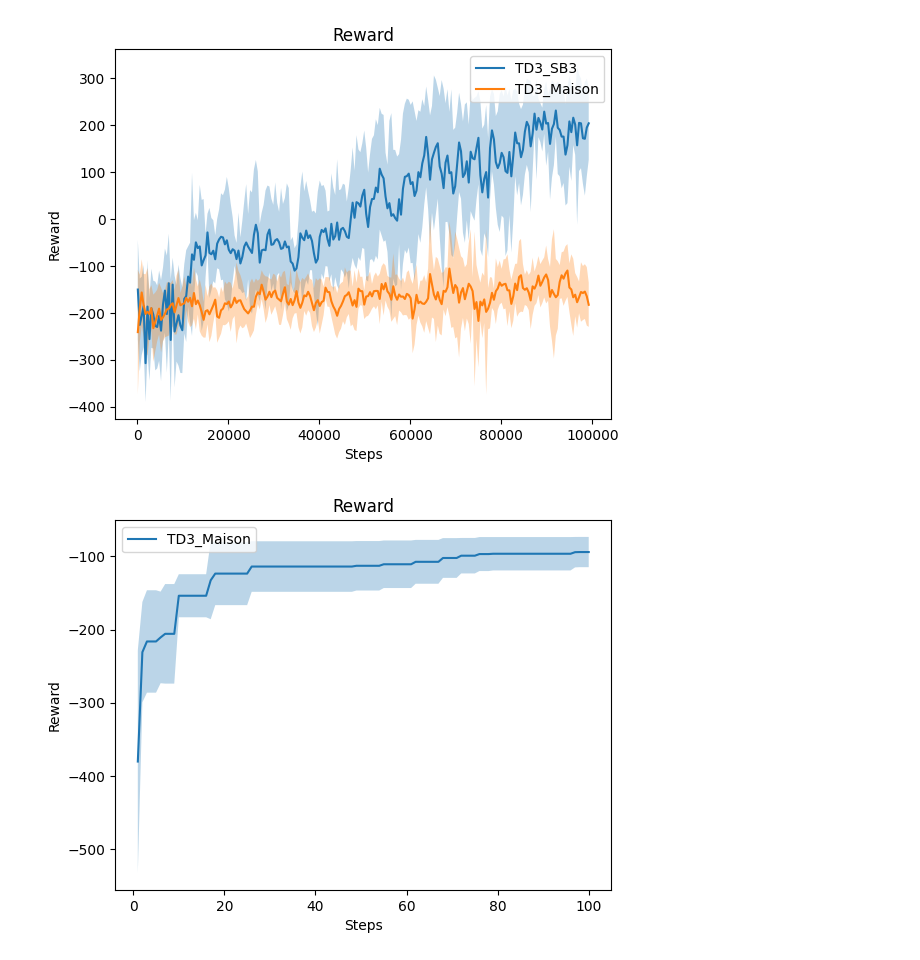
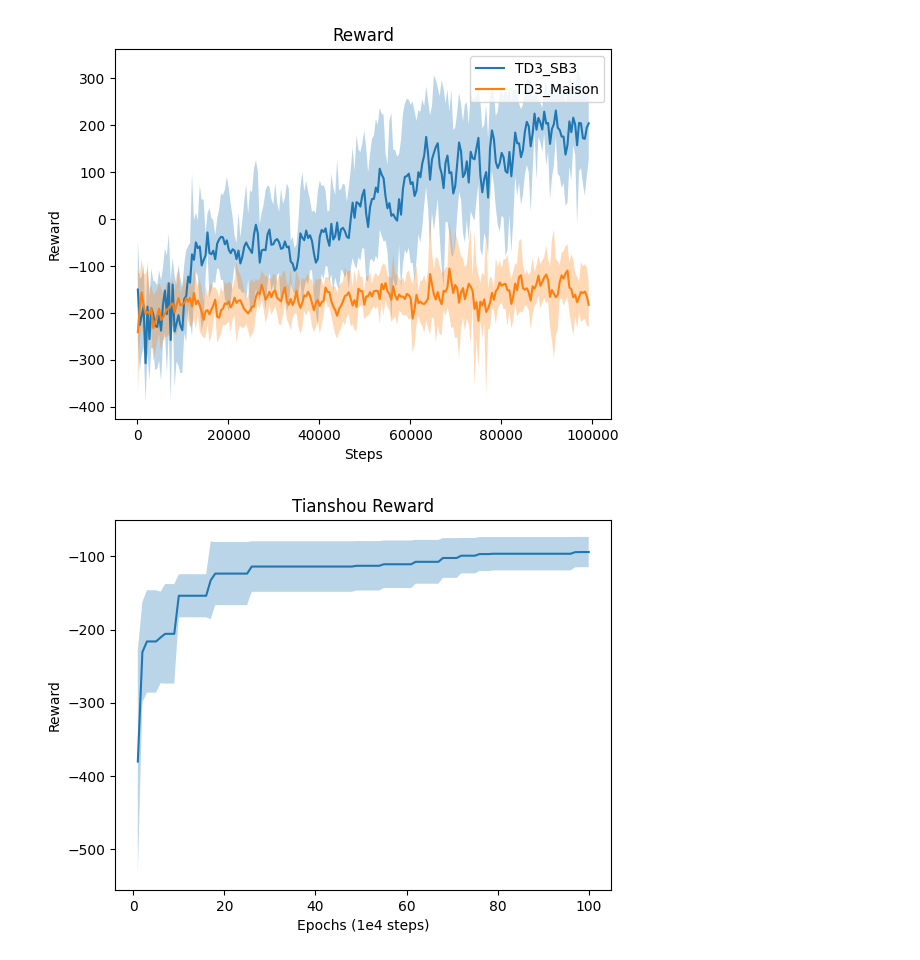
Before and after one commit to MaxMaiche/IAR-Mini-Projet, a Jupyter notebook: PlotData.ipynb, the cells around one changed output. Cells and saved outputs as stored; diff of their text form; code cells hidden in the pictures.

Commit message:
Ajout plot Tianshou reward

```diff
--- a/PlotData.ipynb
+++ b/PlotData.ipynb
@@ -146,31 +146,28 @@ rewardfolder = "outputs/tianshou/json_files/"
 rewardFiles = os.listdir(rewardfolder)
 
 allRewards = []
-
+steps = []
 for i in range(len(rewardFiles)):
     # retrive rewards (List)
     with open(rewardfolder + rewardFiles[i], 'r') as f:
         rewards = json.load(f)
     rewards = np.array(rewards)
+    steps = rewards[:,1]
+    rewards = rewards[:,2]
     allRewards.append(rewards)
 # %%
-# plot rewards
-import matplotlib.pyplot as plt
 
-span = 100
-padding = span//2 -1
 plt.figure()
 
-rewardmean = np.mean(rewardValue, axis=0)
-rewardstd = np.std(rewardValue, axis=0)
+rewardmean_tian = np.mean(allRewards, axis=0)
+rewardstd_tian = np.std(allRewards, axis=0)
 
-plt.plot(rewardSteps[0], rewardmean, label='TD3_Maison')
-plt.fill_between(rewardSteps[0], rewardmean - rewardstd, rewardmean + rewardstd, alpha=0.3)
+plt.plot(steps, rewardmean_tian, label='Tianshou TD3')
+plt.fill_between(steps, rewardmean_tian - rewardstd_tian, rewardmean_tian + rewardstd_tian, alpha=0.3)
 
-plt.xlabel('Steps')
+plt.xlabel('Epochs (1e4 steps)')
 plt.ylabel('Reward')
-plt.title('Reward')
-plt.legend()
+plt.title('Tianshou Reward')
 plt.show()
 # %% [output]
-[figure, old version]
+[figure, new version]
```
Also changed, not shown: parts of 2 cells of this notebook, 1 other file.
